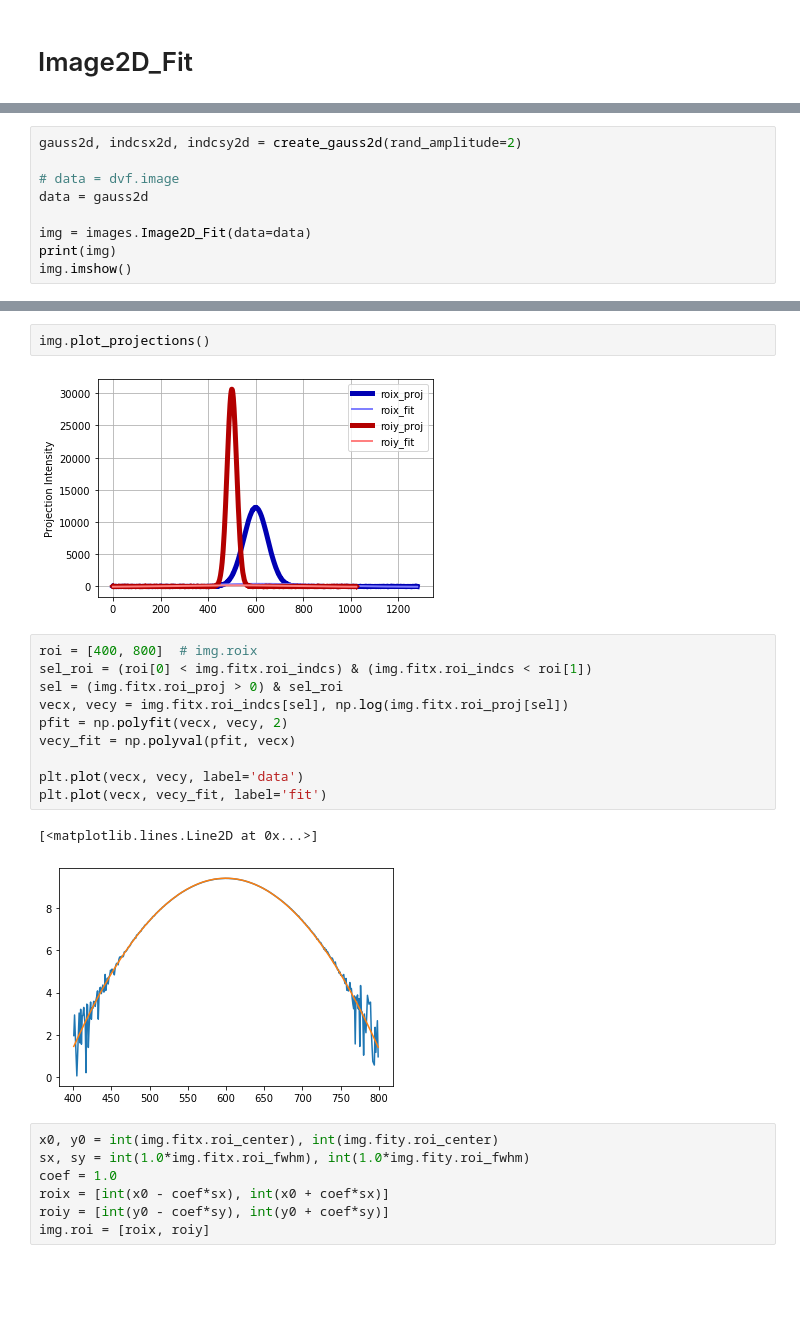
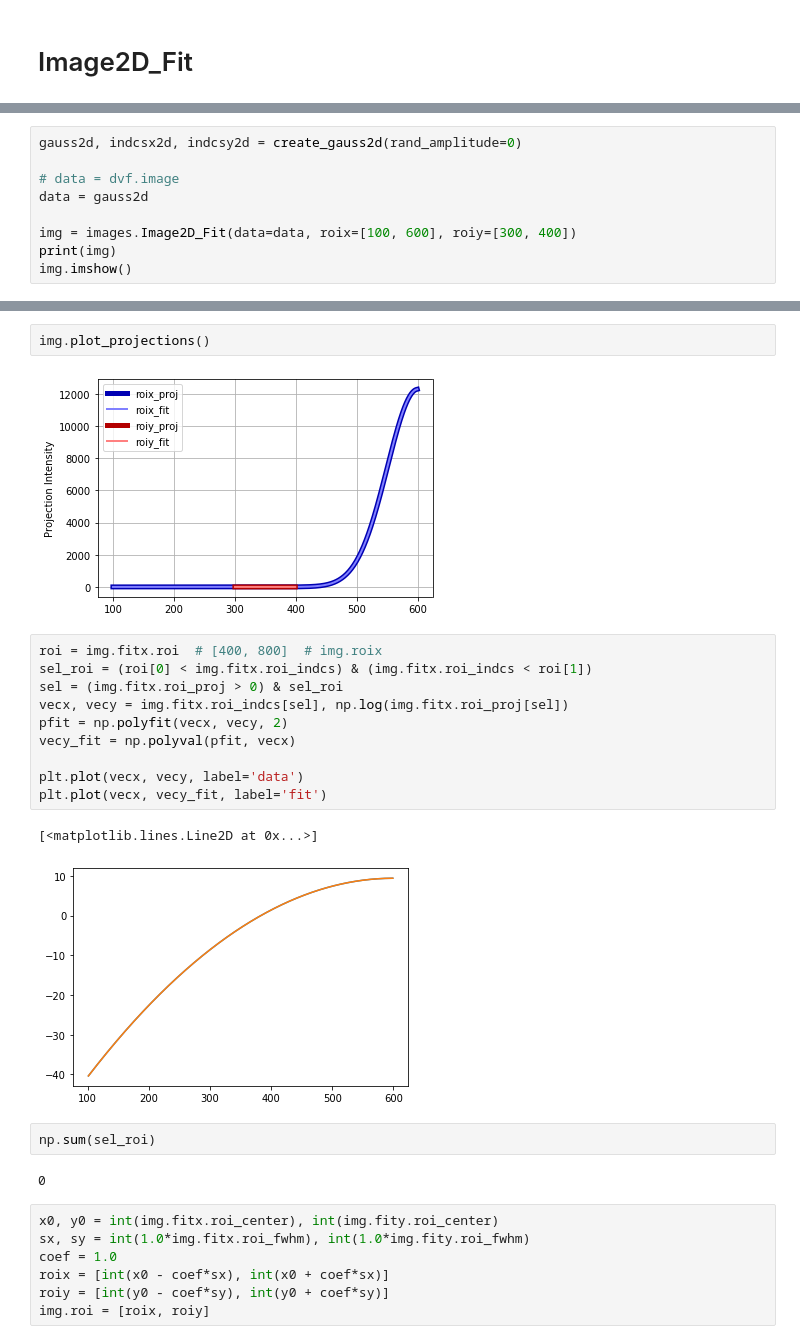
Before and after one commit to lnls-fac/mathphys, a Jupyter notebook: scripts/images.ipynb, the cells around one changed output, grey strips where cells are left out. Drawn from its saved outputs; the diff is of its cells as text; blank space fills up the shorter version.

```diff
--- a/scripts/images.ipynb
+++ b/scripts/images.ipynb
@@ -484,10 +487,10 @@ roi_fit_err     : 1.3861478832539313e-13 %
 # %%
-gauss2d, indcsx2d, indcsy2d = create_gauss2d(rand_amplitude=2)
+gauss2d, indcsx2d, indcsy2d = create_gauss2d(rand_amplitude=0)
 
 # data = dvf.image
 data = gauss2d
 
-img = images.Image2D_Fit(data=data)
+img = images.Image2D_Fit(data=data, roix=[100, 600], roiy=[300, 400])
 print(img)
 img.imshow()
 # %% [output]
@@ -514,20 +517,24 @@ roi_fit_err     : 99.2075836134833 %
 # %%
 img.plot_projections()
 # %% [output]
-[figure, old version]
+[figure, new version]
 # %%
-roi = [400, 800]  # img.roix
+roi = img.fitx.roi  # [400, 800]  # img.roix
 sel_roi = (roi[0] < img.fitx.roi_indcs) & (img.fitx.roi_indcs < roi[1])
 sel = (img.fitx.roi_proj > 0) & sel_roi
 vecx, vecy = img.fitx.roi_indcs[sel], np.log(img.fitx.roi_proj[sel])
 pfit = np.polyfit(vecx, vecy, 2)
 vecy_fit = np.polyval(pfit, vecx)
 
 plt.plot(vecx, vecy, label='data')
 plt.plot(vecx, vecy_fit, label='fit')
 # %% [output]
 [<matplotlib.lines.Line2D at 0x...>]
-[figure, old version]
+[figure, new version]
+# %%
+np.sum(sel_roi)
+# %% [output]
+0
 # %%
 x0, y0 = int(img.fitx.roi_center), int(img.fity.roi_center)
 sx, sy = int(1.0*img.fitx.roi_fwhm), int(1.0*img.fity.roi_fwhm)
```
Also changed, not shown: parts of 2 cells of this notebook, 1 other file.
